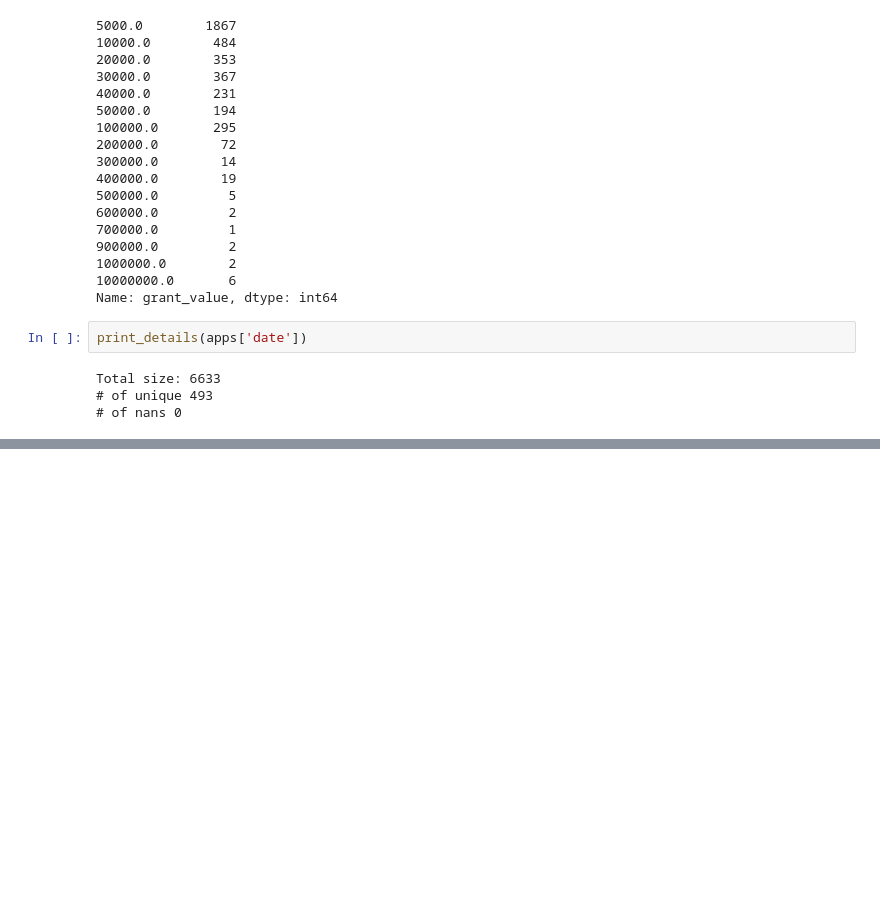
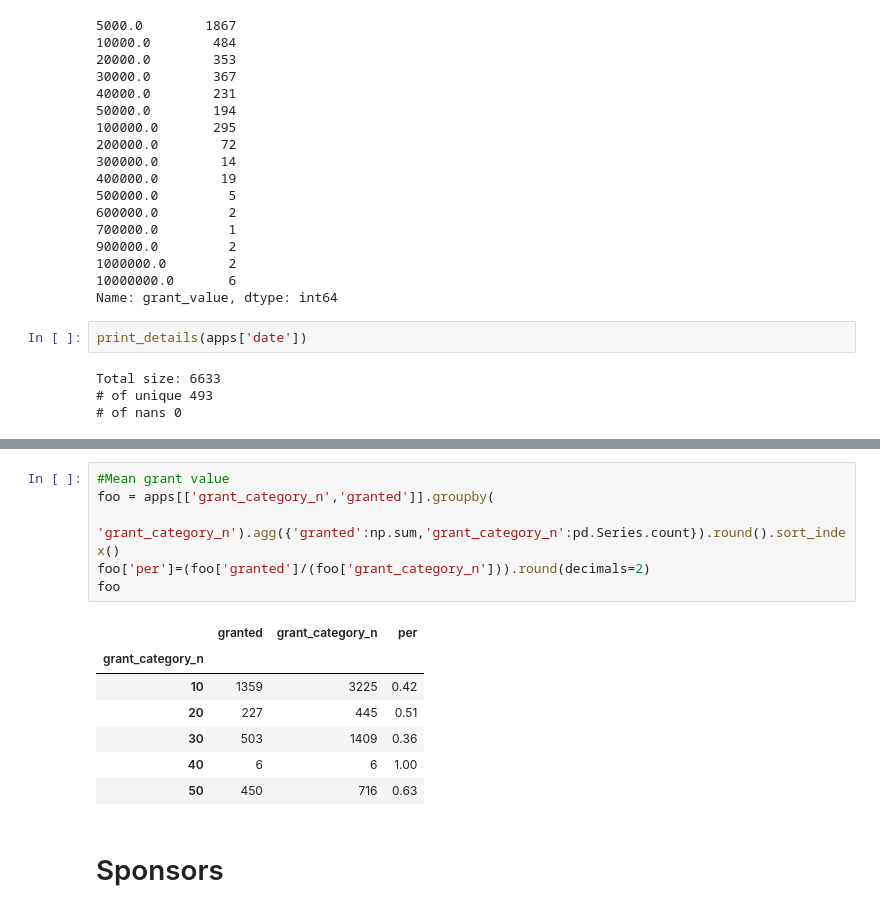
Before and after one commit to diegoami/DSRetreat_Melbourne_DIOLEM, a Jupyter notebook: scripts/o_look_at_apps.ipynb, the cells around one changed output, grey strips where cells are left out. Drawn from its saved outputs; the diff is of its cells as text; blank space fills up the shorter version.

```diff
--- a/scripts/o_look_at_apps.ipynb
+++ b/scripts/o_look_at_apps.ipynb
@@ -58,0 +185,16 @@ Total size: 6633
+# %%
+#Mean grant value
+foo = apps[['grant_category_n','granted']].groupby(
+    'grant_category_n').agg({'granted':np.sum,'grant_category_n':pd.Series.count}).round().sort_index()
+foo['per']=(foo['granted']/(foo['grant_category_n'])).round(decimals=2)
+foo
+# %% [output]
+|  | granted | grant_category_n | per |
+| grant_category_n |  |  |  |
+| 10 | 1359 | 3225 | 0.42 |
+| 20 | 227 | 445 | 0.51 |
+| 30 | 503 | 1409 | 0.36 |
+| 40 | 6 | 6 | 1.00 |
+| 50 | 450 | 716 | 0.63 |
+# %% [markdown]
+# Sponsors
```
Also changed, not shown: parts of 17 cells of this notebook, 2 other files.
